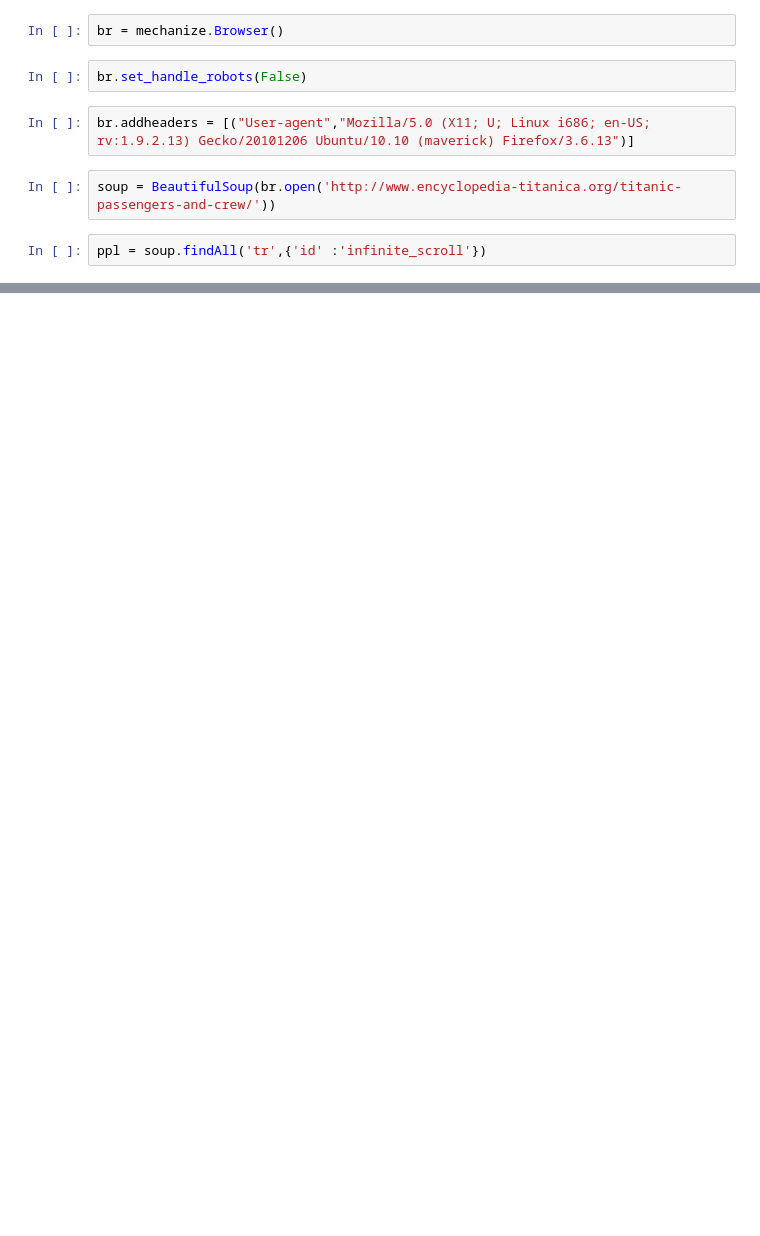
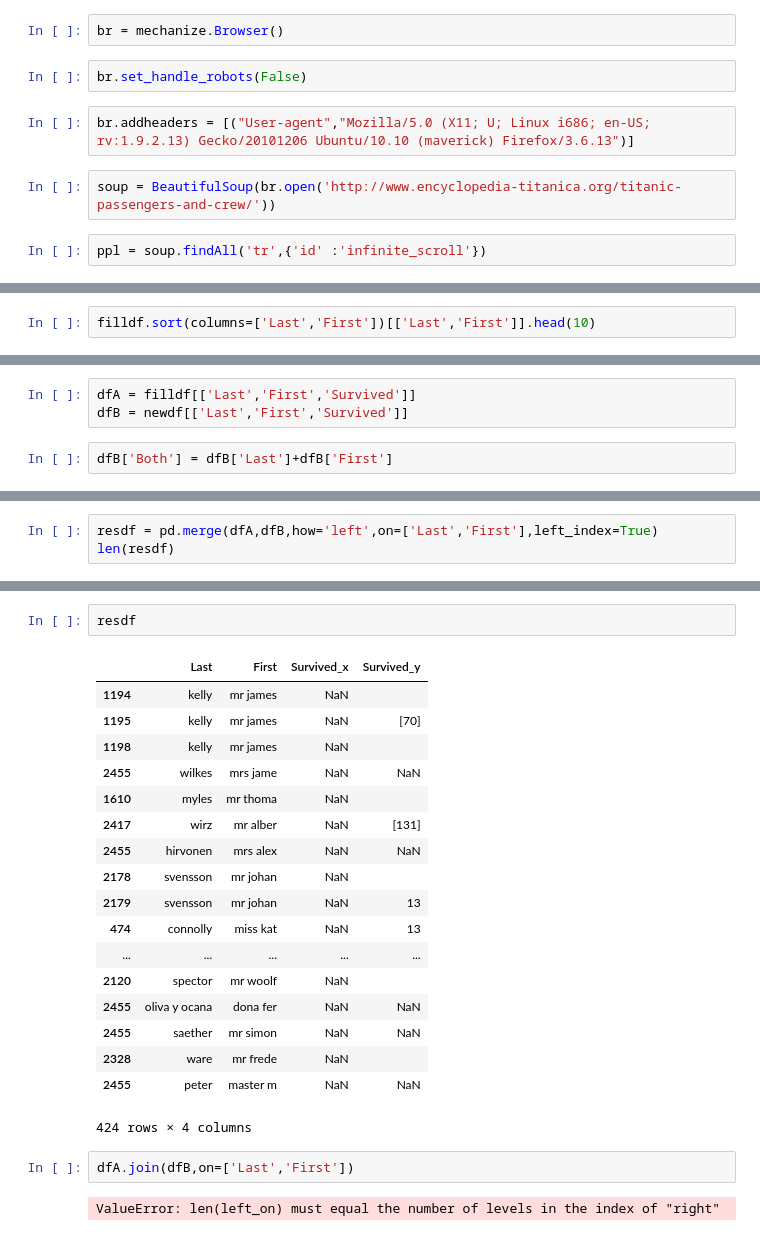
Before and after one commit to domspad/titanic_challenge, a Jupyter notebook: ipynbs/scraping_full_dataset.ipynb, the cells around one changed output, grey strips where cells are left out. Drawn from its saved outputs; the diff is of its cells as text; blank space fills up the shorter version.

```diff
--- a/ipynbs/scraping_full_dataset.ipynb
+++ b/ipynbs/scraping_full_dataset.ipynb
@@ -38,0 +144,2 @@ ZIMMERMANN, Mr Leo
+# %%
+filldf.sort(columns=['Last','First'])[['Last','First']].head(10)
@@ -38,0 +178,5 @@ ZIMMERMANN, Mr Leo
+# %%
+dfA = filldf[['Last','First','Survived']]
+dfB = newdf[['Last','First','Survived']]
+# %%
+dfB['Both'] = dfB['Last']+dfB['First']
@@ -38,0 +189,3 @@ ZIMMERMANN, Mr Leo
+# %%
+resdf = pd.merge(dfA,dfB,how='left',on=['Last','First'],left_index=True)
+len(resdf)
@@ -38,0 +215,25 @@ ZIMMERMANN, Mr Leo
+# %%
+resdf
+# %% [output]
+|  | Last | First | Survived_x | Survived_y |
+| 1194 | kelly | mr james | NaN |  |
+| 1195 | kelly | mr james | NaN | [70] |
+| 1198 | kelly | mr james | NaN |  |
+| 2455 | wilkes | mrs jame | NaN | NaN |
+| 1610 | myles | mr thoma | NaN |  |
+| 2417 | wirz | mr alber | NaN | [131] |
+| 2455 | hirvonen | mrs alex | NaN | NaN |
+| 2178 | svensson | mr johan | NaN |  |
+| 2179 | svensson | mr johan | NaN | 13 |
+| 474 | connolly | miss kat | NaN | 13 |
+| ... | ... | ... | ... | ... |
+| 2120 | spector | mr woolf | NaN |  |
+| 2455 | oliva y ocana | dona fer | NaN | NaN |
+| 2455 | saether | mr simon | NaN | NaN |
+| 2328 | ware | mr frede | NaN |  |
+| 2455 | peter | master m | NaN | NaN |
+424 rows × 4 columns
+# %%
+dfA.join(dfB,on=['Last','First'])
+# %% [output]
+ValueError: len(left_on) must equal the number of levels in the index of "right"
```
Also changed, not shown: parts of 24 cells of this notebook.
